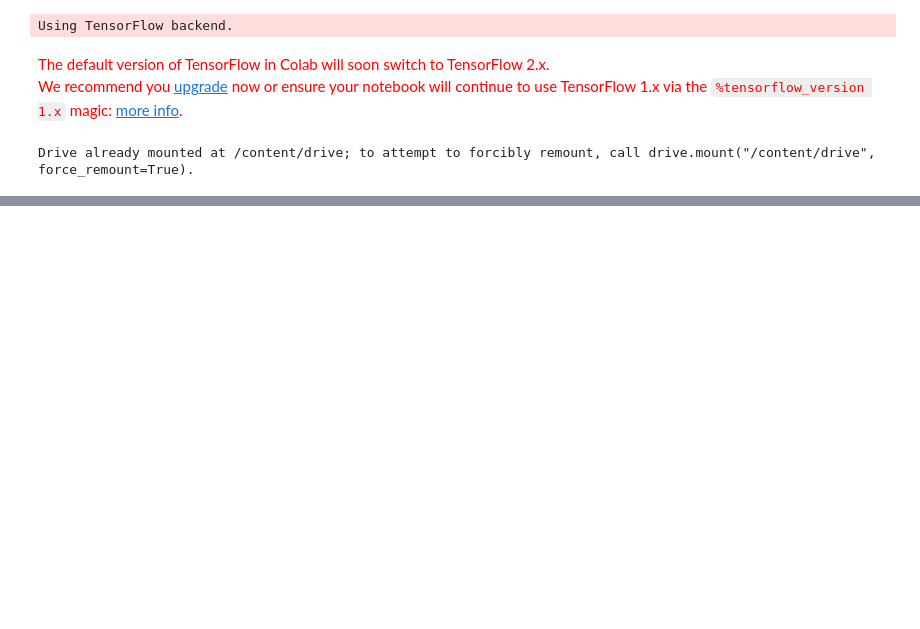
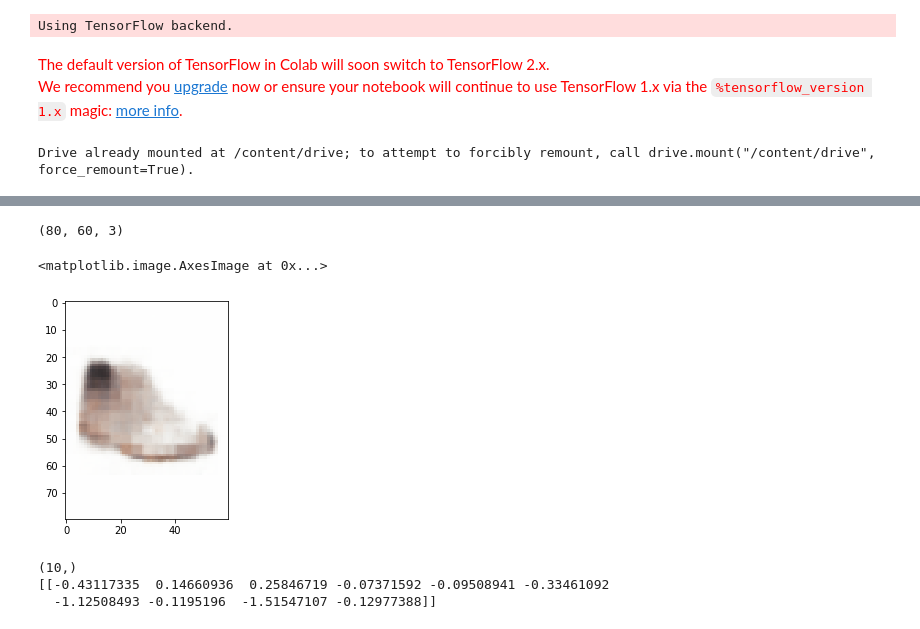
Before and after one commit to sarmientoj24/EE298, a Jupyter notebook: VAE.ipynb, the cells around one changed output, grey strips where cells are left out. Cells and saved outputs as stored; diff of their text form; code cells hidden in the pictures; blank space fills up the shorter version.

```diff
--- a/VAE.ipynb
+++ b/VAE.ipynb
@@ -283,20 +283,18 @@ def read_imgs_to_np_from_folder(img_folder):
   # os.chdir(img_folder + '/')
 
   imgs = glob.glob(img_folder + '*.jpg')
-  height,width = imageio.imread(imgs[0]).shape[:2]
+  # height,width = imageio.imread(imgs[0]).shape[:2]
 
   X = []
   count = 0
   for f in imgs:
     x = imageio.imread(f)
 
-    if len(x.shape) < 3:
-      continue
-    x = x.astype(np.float16) / 255 * 2 - 1
-    # x = x / 255 * 2 - 1  # Scaled to -1 to 1 because it is tanh
-    X.append(x)
-    count += 1
-    if count % 5000 == 0:
+    if len(x.shape) == 3 and x.shape[0] == 80 and x.shape[1] == 60 and x.shape[2] == 3:
+      x = x.astype(np.float32) / 255.0
+      X.append(x)
+      count += 1
+    if count % 10000 == 0:
       print("Traversed ", count)
 
   X = np.array(X)
@@ -476,0 +580,24 @@ ValueError: ignored
+# %%
+imgs = glob.glob('/content/apparel_reduced/' + '*.jpg')
+img_1 = imgs[0]
+x = imageio.imread(img_1)
+x = x.astype(np.float32) / 255.0
+x = np.reshape(x, [-1, 80, 60, 3])
+print(x[0].shape)
+# %% [output]
+(80, 60, 3)
+# %%
+out_vae = vae.predict(x)
+# %%
+plt.imshow(out_vae[0])
+# %% [output]
+<matplotlib.image.AxesImage at 0x...>
+[figure, added]
+# %%
+z_fake = np.random.normal(size=(10,))
+print(z_fake.shape)
+print(z_fake.reshape(-1, 10))
+# %% [output]
+(10,)
+[[-0.43117335  0.14660936  0.25846719 -0.07371592 -0.09508941 -0.33461092
+  -1.12508493 -0.1195196  -1.51547107 -0.12977388]]
```
Also changed, not shown: parts of 5 cells of this notebook.
